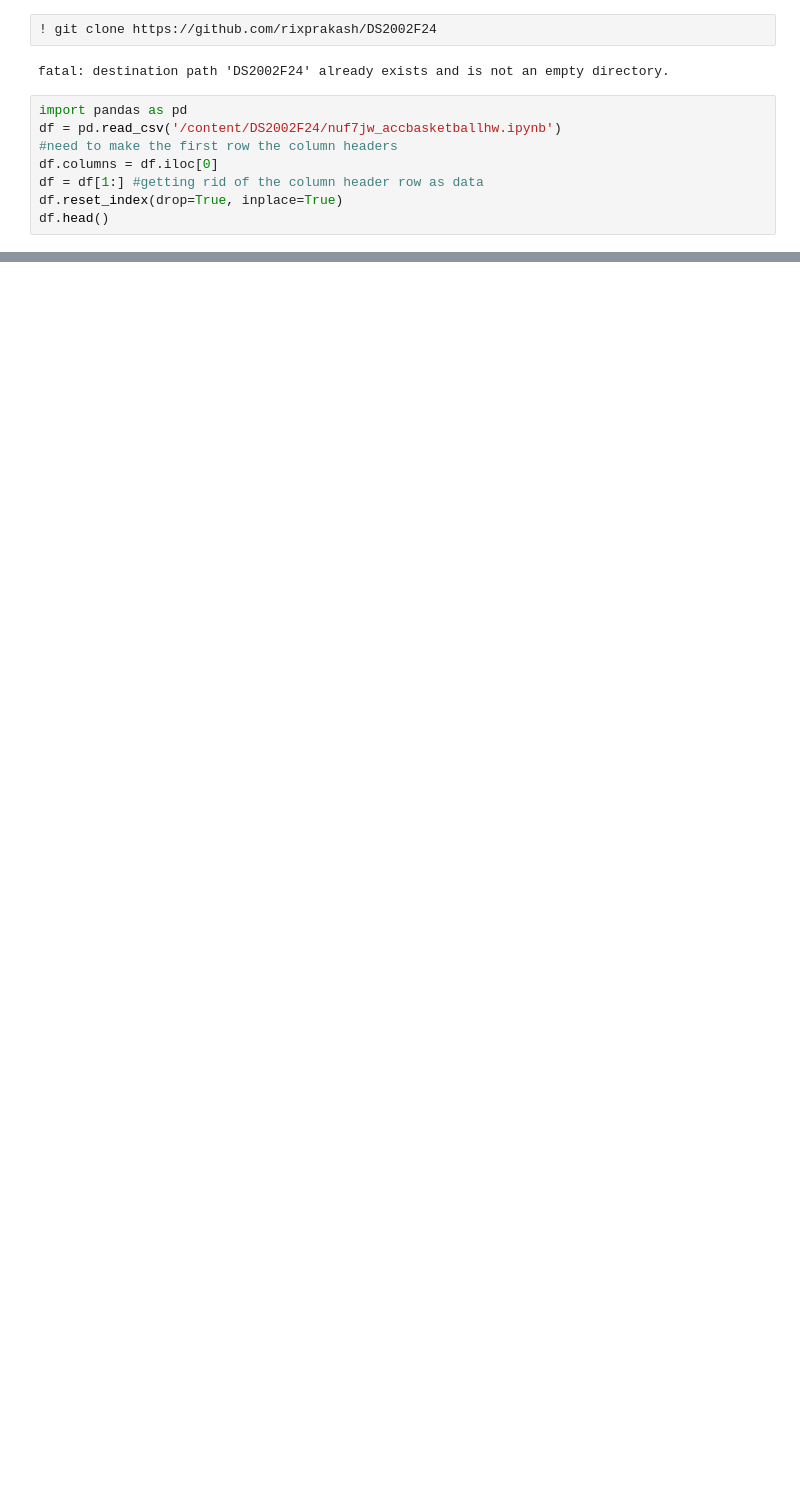
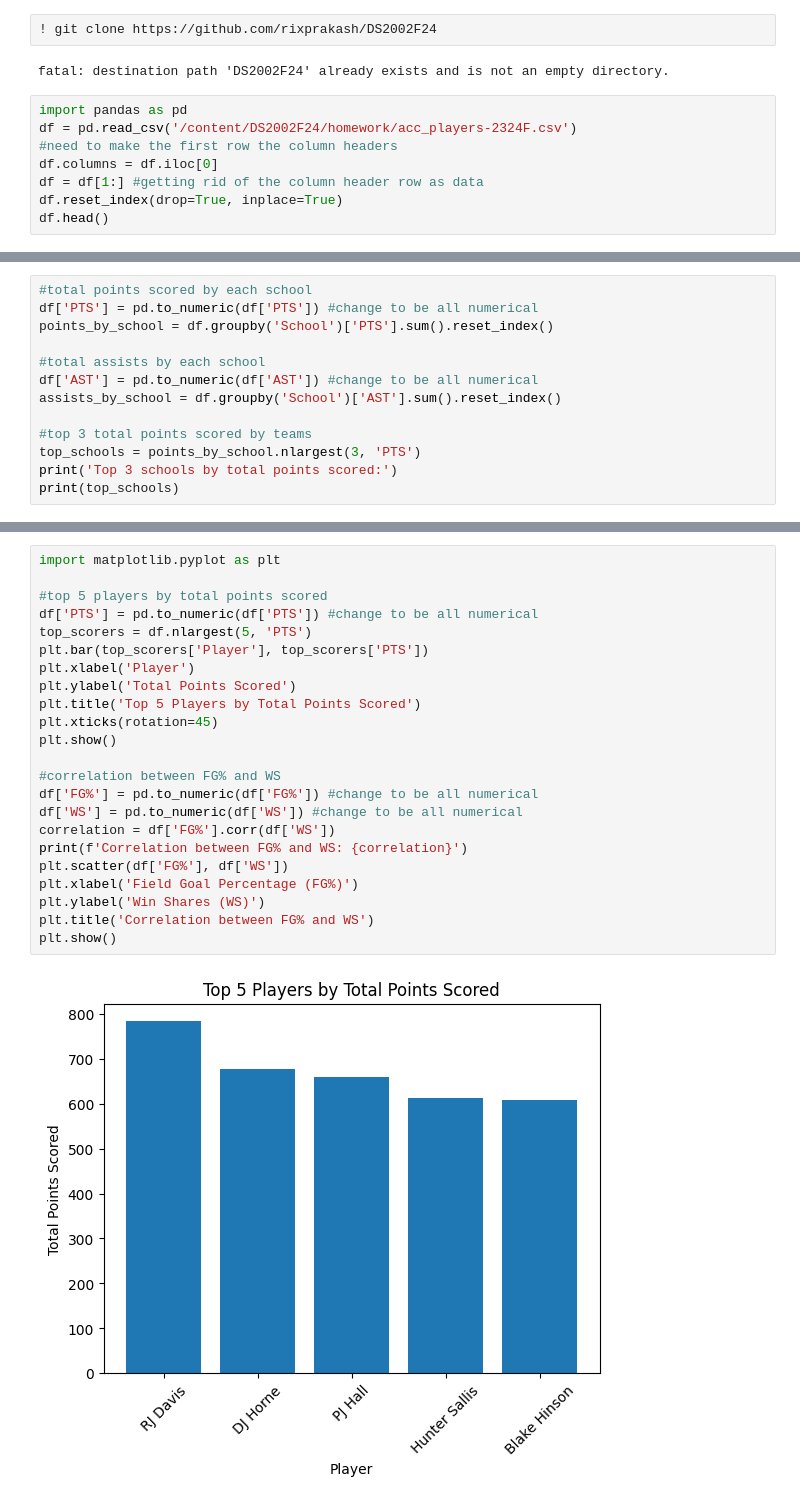
Before and after one commit to fourfeatherz/DS2002F24, a Jupyter notebook: nuf7jw_accbasketballhw.ipynb, the cells around one changed output, grey strips where cells are left out. Cells and saved outputs as stored; diff of their text form; blank space fills up the shorter version.

```diff
--- a/nuf7jw_accbasketballhw.ipynb
+++ b/nuf7jw_accbasketballhw.ipynb
@@ -6,7 +6,7 @@
 fatal: destination path 'DS2002F24' already exists and is not an empty directory.
 # %%
 import pandas as pd
-df = pd.read_csv('/content/DS2002F24/nuf7jw_accbasketballhw.ipynb')
+df = pd.read_csv('/content/DS2002F24/homework/acc_players-2324F.csv')
 #need to make the first row the column headers
 df.columns = df.iloc[0]
 df = df[1:] #getting rid of the column header row as data
@@ -30,0 +79,13 @@ print(top_rebounders[['Player', 'TRB']])
+# %%
+#total points scored by each school
+df['PTS'] = pd.to_numeric(df['PTS']) #change to be all numerical
+points_by_school = df.groupby('School')['PTS'].sum().reset_index()
+
+#total assists by each school
+df['AST'] = pd.to_numeric(df['AST']) #change to be all numerical
+assists_by_school = df.groupby('School')['AST'].sum().reset_index()
+
+#top 3 total points scored by teams
+top_schools = points_by_school.nlargest(3, 'PTS')
+print('Top 3 schools by total points scored:')
+print(top_schools)
@@ -30,0 +98,25 @@ print(top_rebounders[['Player', 'TRB']])
+# %%
+import matplotlib.pyplot as plt
+
+#top 5 players by total points scored
+df['PTS'] = pd.to_numeric(df['PTS']) #change to be all numerical
+top_scorers = df.nlargest(5, 'PTS')
+plt.bar(top_scorers['Player'], top_scorers['PTS'])
+plt.xlabel('Player')
+plt.ylabel('Total Points Scored')
+plt.title('Top 5 Players by Total Points Scored')
+plt.xticks(rotation=45)
+plt.show()
+
+#correlation between FG% and WS
+df['FG%'] = pd.to_numeric(df['FG%']) #change to be all numerical
+df['WS'] = pd.to_numeric(df['WS']) #change to be all numerical
+correlation = df['FG%'].corr(df['WS'])
+print(f'Correlation between FG% and WS: {correlation}')
+plt.scatter(df['FG%'], df['WS'])
+plt.xlabel('Field Goal Percentage (FG%)')
+plt.ylabel('Win Shares (WS)')
+plt.title('Correlation between FG% and WS')
+plt.show()
+# %% [output]
+[figure, added]
```
Also changed, not shown: parts of 5 cells of this notebook.
